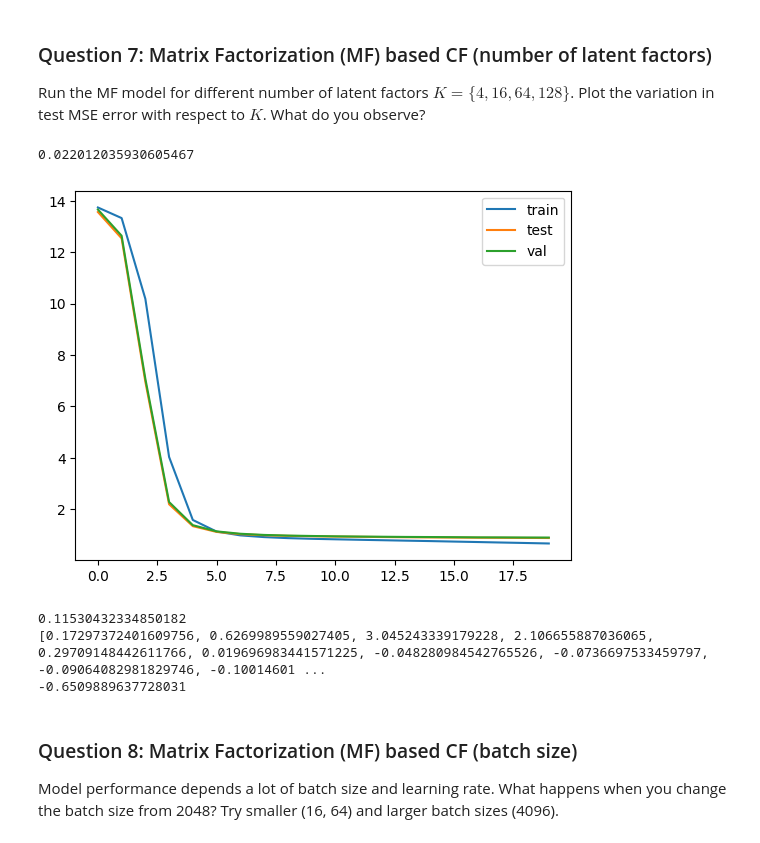
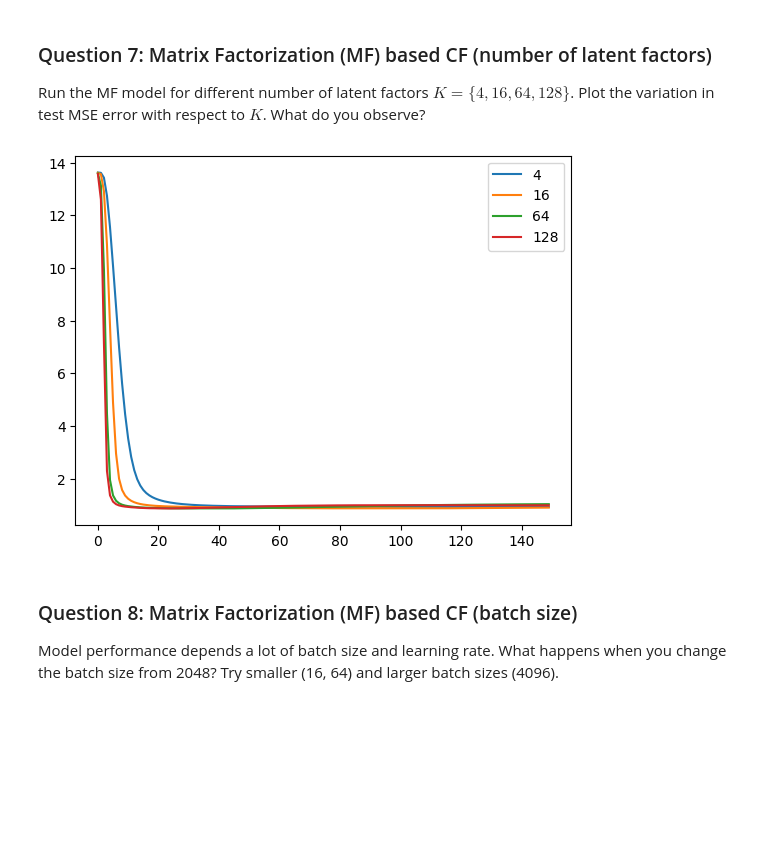
Before and after one commit to sivaa-shaanth/cs469-recommender-model, a Jupyter notebook: Recommender_Models.ipynb, the cells around one changed output. Cells and saved outputs as stored; diff of their text form; code cells hidden in the pictures; blank space fills up the shorter version.

```diff
--- a/Recommender_Models.ipynb
+++ b/Recommender_Models.ipynb
@@ -722,24 +519,18 @@ def master_train(user_lr = 1e-3, user_batch_size = 1024, user_n_factors = 128, b
-# %%
-train_loss_master, val_loss_master, test_loss_master = master_train(debug_flag = False)
-plt.plot(train_loss_master[0:20], label='train')
-plt.plot(test_loss_master[0:20], label='test')
-plt.plot(val_loss_master[0:20], label='val')
-diff = [x - y for x, y in zip(val_loss_master, test_loss_master)]
-print(np.mean(diff))
-plt.legend()
-plt.show()
-# %% [output]
-0.022012035930605467
-[figure, removed]
-# %%
-print(np.max(diff))
-diff = [x - y for x, y in zip(train_loss_master, test_loss_master)]
-print(diff)
-print(np.mean(diff))
-# %% [output]
-0.11530432334850182
-[0.17297372401609756, 0.6269989559027405, 3.045243339179228, 2.106655887036065, 0.29709148442611766, 0.019696983441571225, -0.048280984542765526, -0.0736697533459797, -0.09064082981829746, -0.10014601 ...
--0.6509889637728031
+# %%
+latent_factors = [4, 16, 64, 128]
+
+test_loss_for_each_k = np.zeros((4, 150))
+
+for i in range(len(latent_factors)):
+    test_loss_for_each_k[i] = master_train(user_n_factors = latent_factors[i],  debug_flag = False)[2]
+# %%
+for i in range(len(latent_factors)):
+   plt.plot(test_loss_for_each_k[i], label=latent_factors[i])
+
+plt.legend()
+plt.show()
+# %% [output]
+[figure, added]
 # %% [markdown]
 ### Question 8: Matrix Factorization (MF) based CF (batch size)
 Model performance depends a lot of batch size and learning rate. What happens when you change the batch size from 2048? Try smaller (16, 64) and larger batch sizes (4096).
```
Also changed, not shown: parts of 9 cells of this notebook.
